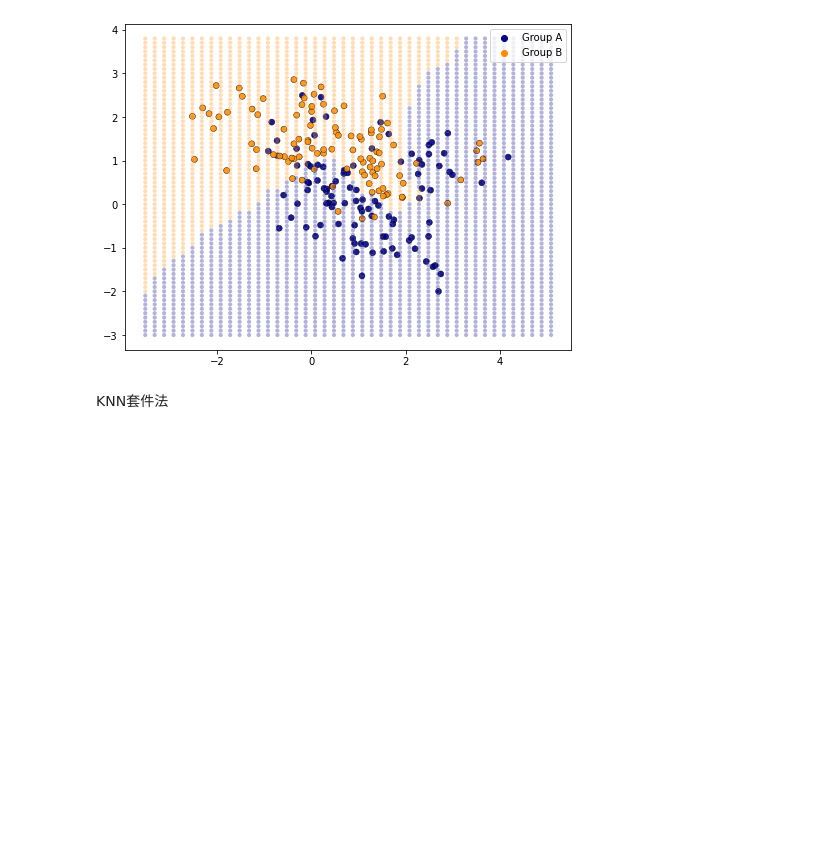
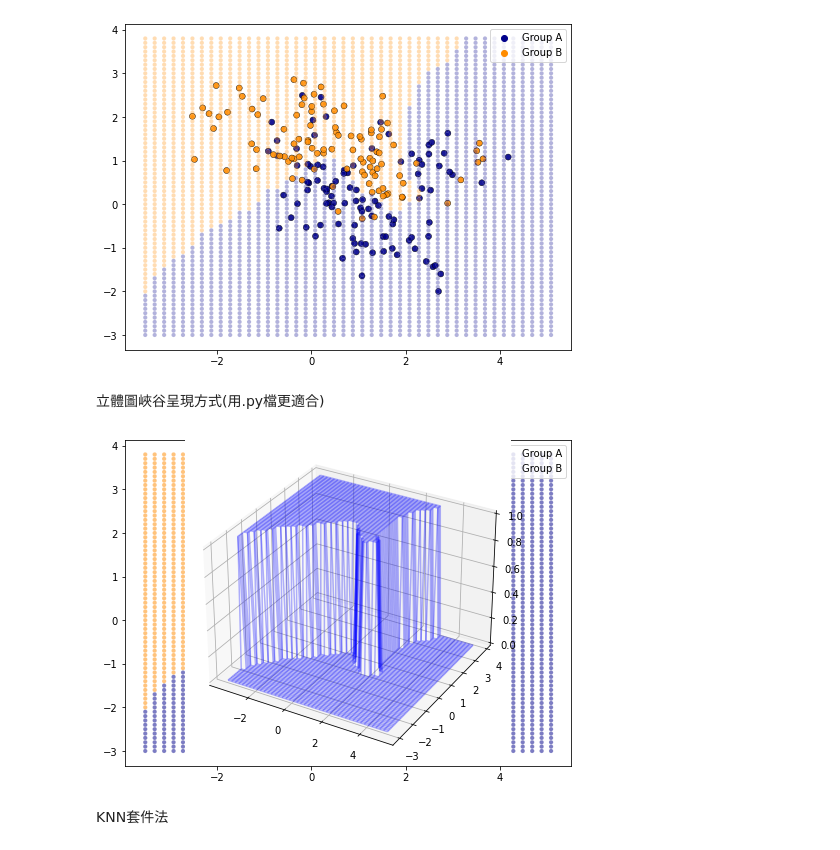
Before and after one commit to aceaceace123/Maching-Learning, a Jupyter notebook: 1123class.ipynb, the cells around one changed output. Drawn from its saved outputs; the diff is of its cells as text; code cells hidden in the pictures; blank space fills up the shorter version.

```diff
--- a/1123class.ipynb
+++ b/1123class.ipynb
@@ -572,6 +588,56 @@ sns.scatterplot(x = xx.ravel(), y = yy.ravel(), size = 2,\
 # %% [output]
 <AxesSubplot:>
 [figure]
+# %% [markdown]
+立體圖峽谷呈現方式(用.py檔更適合)
+# %%
+import numpy as np
+import seaborn as sns
+import matplotlib.pyplot as plt
+data_dir = '/Users/liang/Documents/統計數學與運算/上課教材/ml_data/'
+D = np.loadtxt(data_dir + 'la_3.txt', comments='%')
+X = D[:, 0:2]
+y = D[:,2].astype('int') # convert to integers轉成整數
+n = len(y)
+cmap_bold = ['darkblue', 'darkorange']
+Group_name = np.array(['Group A', 'Group B'])
+plt.figure(figsize=(8, 6))
+sns.scatterplot(x = X[:, 0], y = X[:, 1], \
+    hue = Group_name[y], palette = cmap_bold, \
+        alpha = 0.9, edgecolor = 'black')
+# KNN learning
+K = 15
+intrvl = 0.2 # grid interval
+x_min, x_max = X[:,0].min() - 1, X[:,0].max() + 1
+y_min, y_max = X[:,1].min() - 1, X[:,1].max() + 1
+xx, yy = np.meshgrid(np.arange(x_min, x_max, intrvl),np.arange(y_min, y_max, 0.1)) # grid points: matrices #xx為圍棋盤上每一個點的x座標,yy為圍棋盤上每一個點的ｙ座標矩陣
+z = np.zeros(xx.size) # a vector for KNN predictions
+for i in range(xx.size) :
+    tmp = np.tile([xx.ravel()[i], yy.ravel()[i]], (n, 1))#tile為複製#ravel為拉開#xx.ravel=x1(new),yy.ravel=x2(new)
+    # d=np.zeros(n)
+    # for j in range(n):
+    #     x1=xx.ravel()[i]
+    #     x2=yy.ravel()[i]
+    #     d[j]=(x1-X[j,0])**2+(x2-X[j,1])**2
+    d=((tmp-X)**2).sum(axis=1)
+    # d = np.linalg.norm(tmp - X, axis = 1) # n distances
+    idx = np.argsort(d) # sorting K distances#argsort可以對應回原本的位置而不是值
+    z[i] = np.mean(y[idx[:K]]) # average K sorted y−values
+
+z = [0 if i < 0.5 else 1 for i in z]
+sns.scatterplot(x = xx.ravel(), y = yy.ravel(), size = 2,\
+        markers = '.', palette = cmap_bold, hue = z, \
+                alpha = 0.3, legend = False)
+sns.scatterplot(x = xx.ravel(), y = yy.ravel(), size = 2,markers = '.', palette = cmap_bold, hue = z, \
+                alpha = 0.3, legend = False)#畫地板
+Z = np.reshape(z, xx.shape) # reshape z to a matrix
+# plt.contour(xx, yy, Z,[0.5])
+ax = plt.axes(projection = '3d')
+ax.plot_wireframe(xx, yy, Z, color ='blue',
+    alpha=0.3, rstride = 1, cstride = 1)
+plt.show()
+# %% [output]
+[figure, added]
 # %% [markdown]
 KNN套件法
 # %%
```
Also changed, not shown: parts of 9 cells of this notebook, 22 other files.
